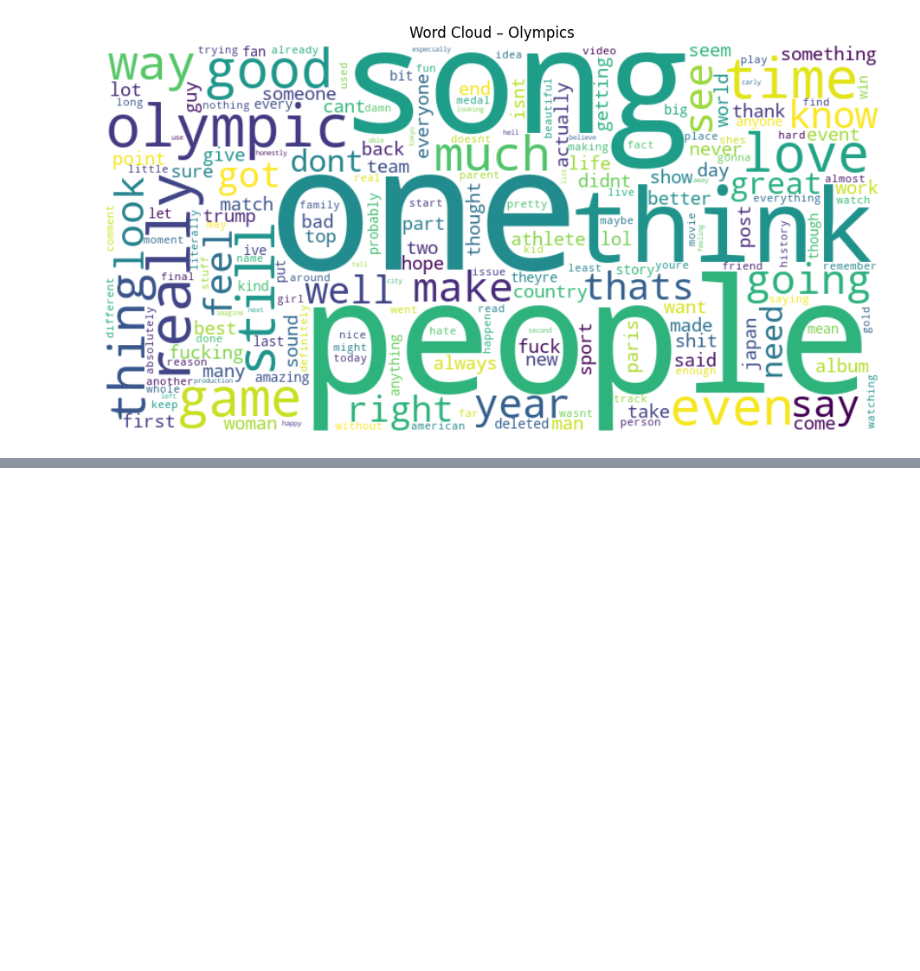
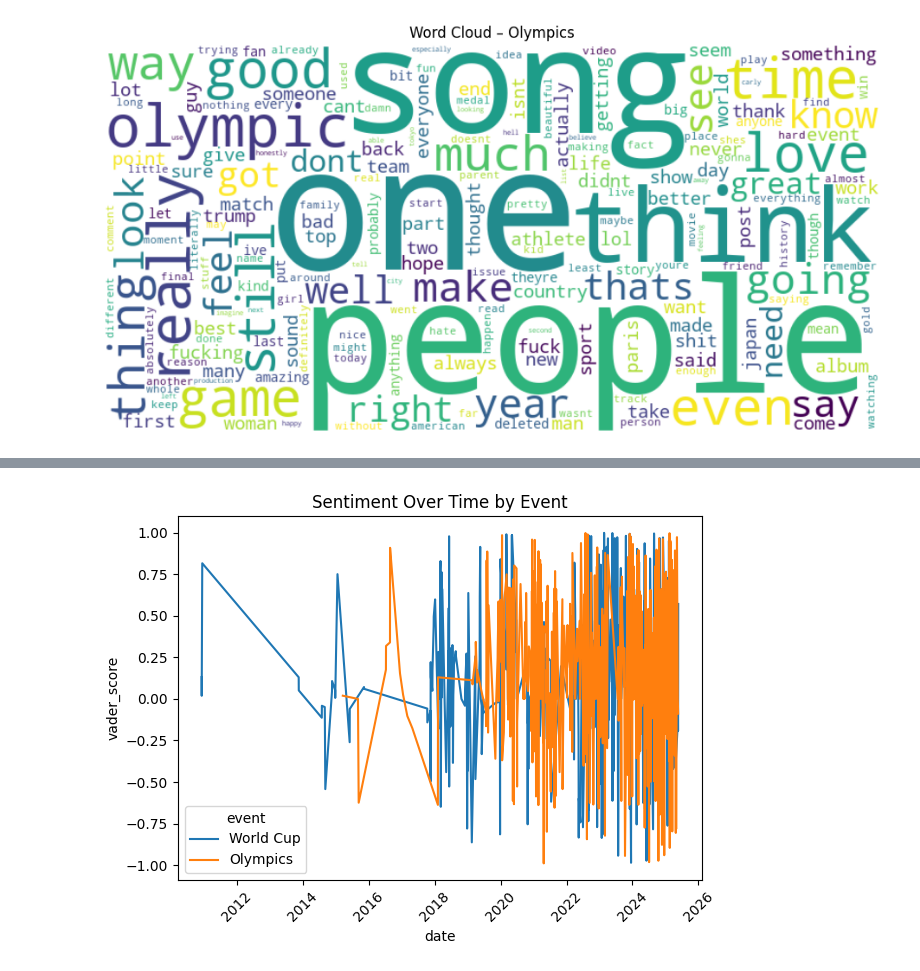
Before and after one commit to Harriet2004/SocialMedia, a Jupyter notebook: reddit_sentimentQ1.ipynb, the cells around one changed output, grey strips where cells are left out. Saved outputs shown, nothing was run; the diff lists cells and outputs as text; code cells hidden in the pictures; blank space fills up the shorter version.

```diff
--- a/reddit_sentimentAnalysis.ipynb
+++ b/reddit_sentimentQ1.ipynb
@@ -88,0 +133,12 @@ for event in df['event'].dropna().unique():
+# %%
+df['datetime'] = pd.to_datetime(df['datetime'], errors='coerce')
+df['date'] = df['datetime'].dt.date
+timeline = df.groupby(['date', 'event'])['vader_score'].mean().reset_index()
+
+sns.lineplot(data=timeline, x='date', y='vader_score', hue='event')
+plt.title("Sentiment Over Time by Event")
+plt.xticks(rotation=45)
+plt.tight_layout()
+plt.show()
+# %% [output]
+[figure, added]
```
Also changed, not shown: parts of 3 cells of this notebook, 1 other file.
